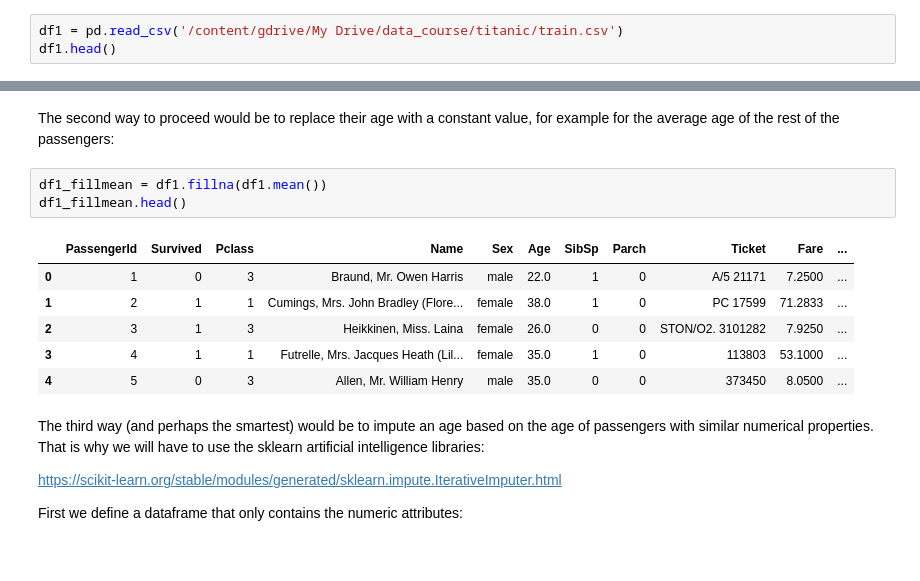
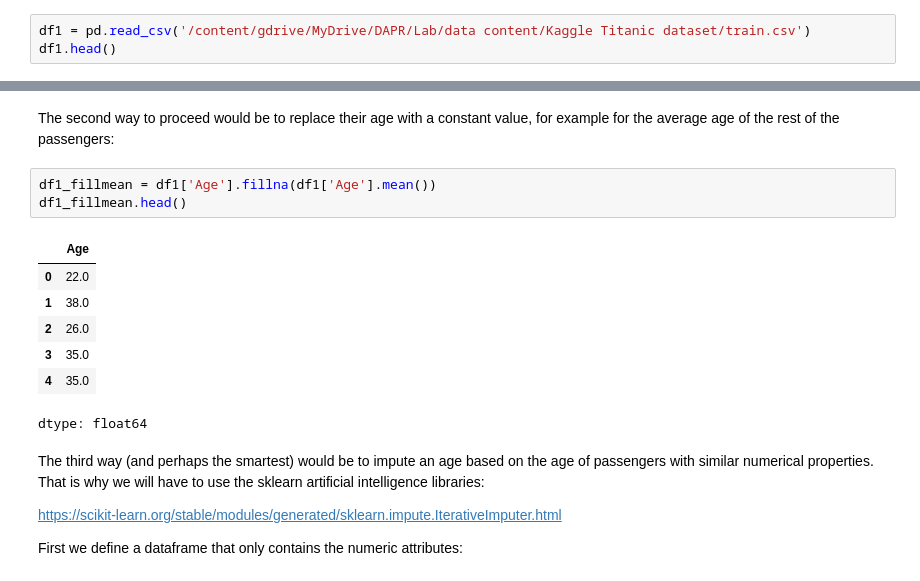
Before and after one commit to xtianu/UPC_DAPR_2025, a Jupyter notebook: S2/S2.1_Data_Visualization.ipynb, the cells around one changed output, grey strips where cells are left out. Saved outputs shown, nothing was run; the diff lists cells and outputs as text.

```diff
--- a/S2/S2.1_Data_Visualization.ipynb
+++ b/S2/S2.1_Data_Visualization.ipynb
@@ -108,7 +109,7 @@ Now we take a look to one of the well-known data analysis datasets:
 
 https://www.kaggle.com/c/titanic
 # %%
-df1 = pd.read_csv('/content/gdrive/My Drive/data_course/titanic/train.csv')
+df1 = pd.read_csv('/content/gdrive/MyDrive/DAPR/Lab/data content/Kaggle Titanic dataset/train.csv')
 df1.head()
 # %% [output]
 |  | PassengerId | Survived | Pclass | Name | Sex | Age | SibSp | Parch | Ticket | Fare | ... |
@@ -200,15 +201,16 @@ df1_ambedats.shape
 # %% [markdown]
 The second way to proceed would be to replace their age with a constant value, for example for the average age of the rest of the passengers:
 # %%
-df1_fillmean = df1.fillna(df1.mean())
+df1_fillmean = df1['Age'].fillna(df1['Age'].mean())
 df1_fillmean.head()
 # %% [output]
-|  | PassengerId | Survived | Pclass | Name | Sex | Age | SibSp | Parch | Ticket | Fare | ... |
-| 0 | 1 | 0 | 3 | Braund, Mr. Owen Harris | male | 22.0 | 1 | 0 | A/5 21171 | 7.2500 | ... |
-| 1 | 2 | 1 | 1 | Cumings, Mrs. John Bradley (Flore... | female | 38.0 | 1 | 0 | PC 17599 | 71.2833 | ... |
-| 2 | 3 | 1 | 3 | Heikkinen, Miss. Laina | female | 26.0 | 0 | 0 | STON/O2. 3101282 | 7.9250 | ... |
-| 3 | 4 | 1 | 1 | Futrelle, Mrs. Jacques Heath (Lil... | female | 35.0 | 1 | 0 | 113803 | 53.1000 | ... |
-| 4 | 5 | 0 | 3 | Allen, Mr. William Henry | male | 35.0 | 0 | 0 | 373450 | 8.0500 | ... |
+|  | Age |
+| 0 | 22.0 |
+| 1 | 38.0 |
+| 2 | 26.0 |
+| 3 | 35.0 |
+| 4 | 35.0 |
+dtype: float64
 # %% [markdown]
 The third way (and perhaps the smartest) would be to impute an age based on the age of passengers with similar numerical properties. That is why we will have to use the sklearn artificial intelligence libraries:
 
```
Also changed, not shown: parts of 5 cells of this notebook.
